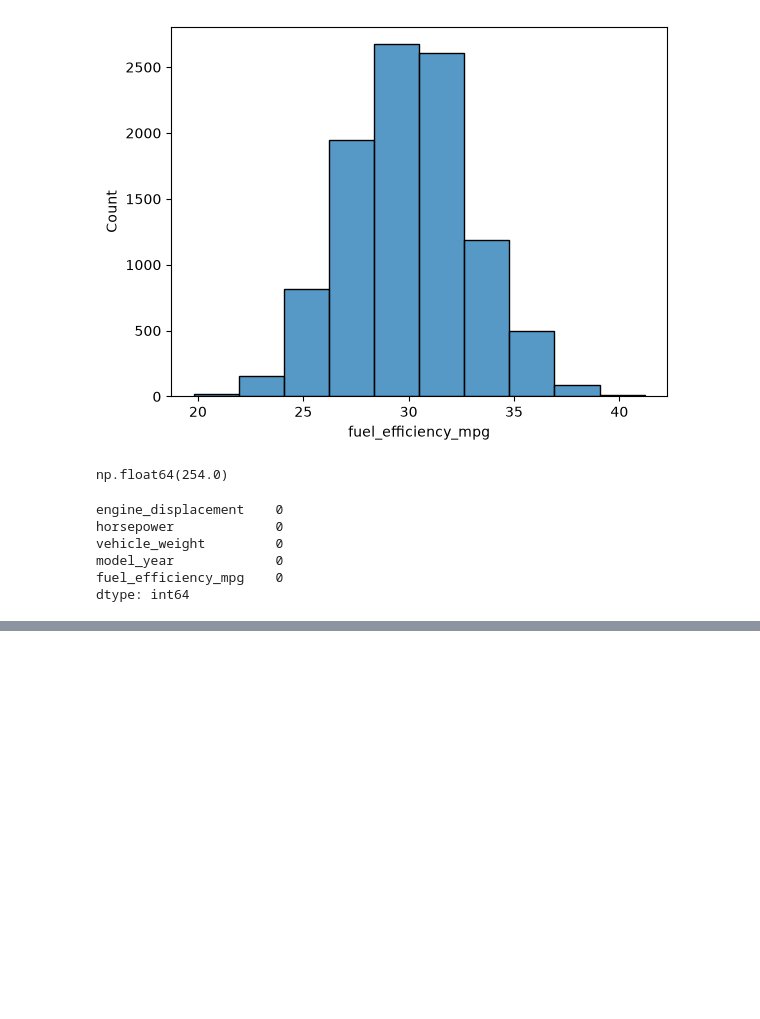
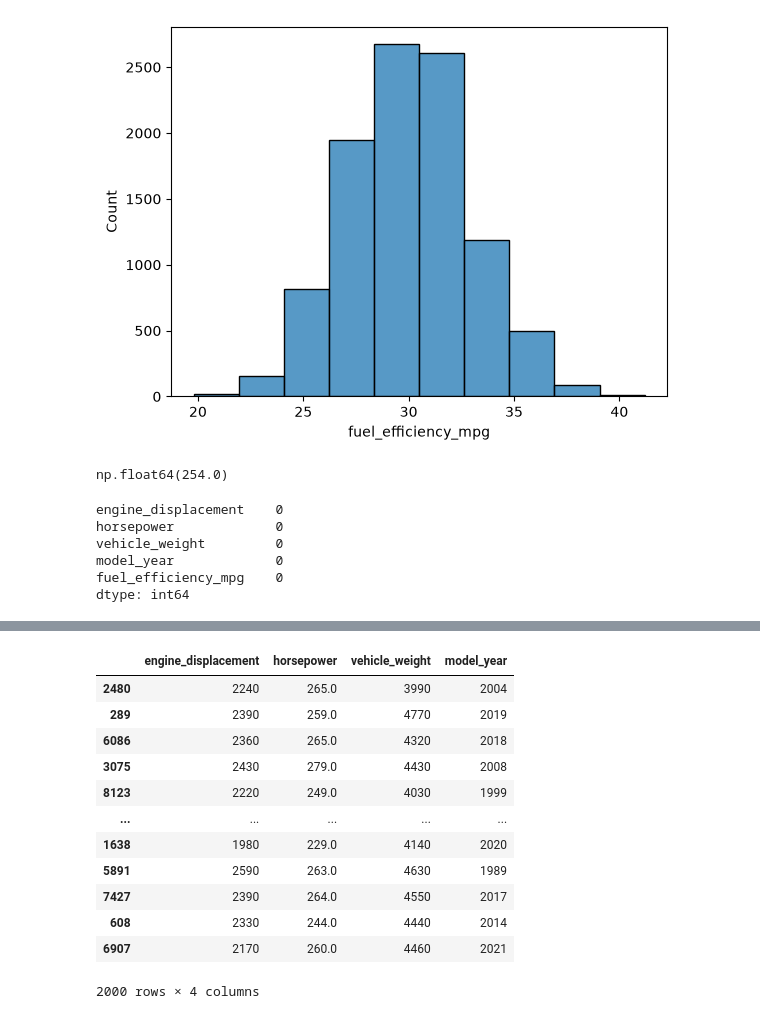
Before and after one commit to ChetanThosar/ML_Zoomcamp_HW2, a Jupyter notebook: HW2.ipynb, the cells around one changed output, grey strips where cells are left out. Cells and saved outputs as stored; diff of their text form; code cells hidden in the pictures; blank space fills up the shorter version.

```diff
--- a/HW2.ipynb
+++ b/HW2.ipynb
@@ -145,0 +226,11 @@ array([-1.51505520e-03, -4.74024794e-06, -3.95418397e-03,  1.02146785e-01])
+# %%
+#Q4
+df_train = df0.iloc[idx[:n_train]]
+df_val = df0.iloc[idx[n_train:n_train + n_val]]
+df_test = df0.iloc[idx[n_train + n_val:]]
+# %%
+X_train=df_train.copy()
+Y_train=np.log1p(df_train['fuel_efficiency_mpg'].values)
+del X_train['fuel_efficiency_mpg']
+X_val=df_val.copy()
+del X_val['fuel_efficiency_mpg']
@@ -145,0 +240,16 @@ array([-1.51505520e-03, -4.74024794e-06, -3.95418397e-03,  1.02146785e-01])
+# %%
+X_val
+# %% [output]
+|  | engine_displacement | horsepower | vehicle_weight | model_year |
+| 2480 | 2240 | 265.0 | 3990 | 2004 |
+| 289 | 2390 | 259.0 | 4770 | 2019 |
+| 6086 | 2360 | 265.0 | 4320 | 2018 |
+| 3075 | 2430 | 279.0 | 4430 | 2008 |
+| 8123 | 2220 | 249.0 | 4030 | 1999 |
+| ... | ... | ... | ... | ... |
+| 1638 | 1980 | 229.0 | 4140 | 2020 |
+| 5891 | 2590 | 263.0 | 4630 | 1989 |
+| 7427 | 2390 | 264.0 | 4550 | 2017 |
+| 608 | 2330 | 244.0 | 4440 | 2014 |
+| 6907 | 2170 | 260.0 | 4460 | 2021 |
+2000 rows × 4 columns
```
Also changed, not shown: parts of 28 cells of this notebook.
